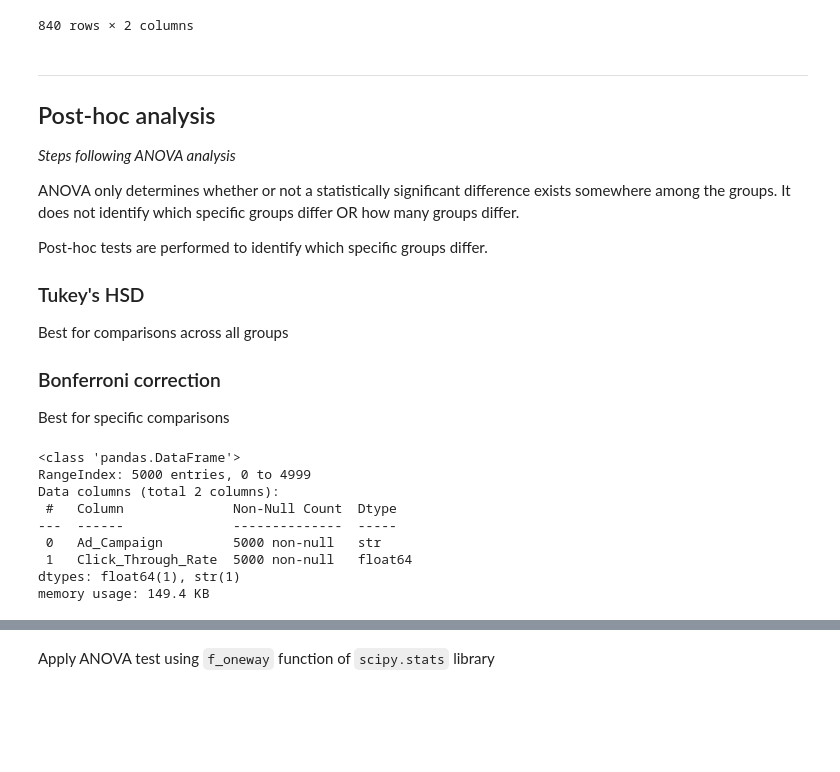
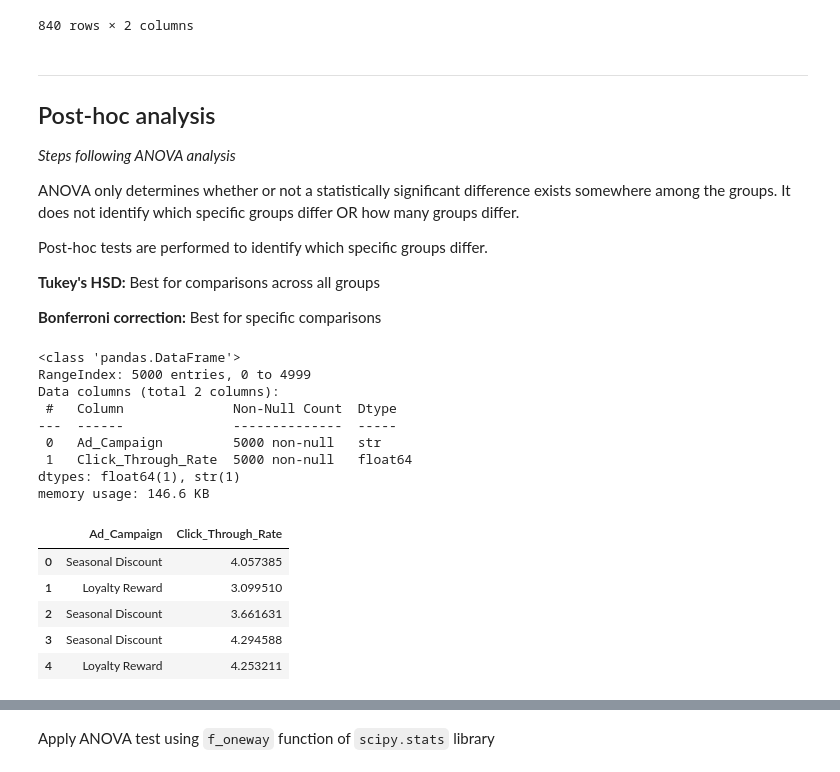
Before and after one commit to abhijeet-bhambere/python-ml-trail, a Jupyter notebook: experimental_design.ipynb, the cells around one changed output, grey strips where cells are left out. Saved outputs shown, nothing was run; the diff lists cells and outputs as text; code cells hidden in the pictures; blank space fills up the shorter version.

```diff
--- a/experimental_design.ipynb
+++ b/experimental_design.ipynb
@@ -1187,14 +1324,12 @@ ANOVA only determines whether or not a statistically significant difference exis
 
 Post-hoc tests are performed to identify which specific groups differ.
 
-### Tukey's HSD
-Best for comparisons across all groups
+**Tukey's HSD:** Best for comparisons across all groups
 
-### Bonferroni correction
-Best for specific comparisons
+**Bonferroni correction:** Best for specific comparisons
 # %%
-ad_campaign = pd.read_csv('./datasets/expd_datasets/large_ad_conversion_dataset.csv',
-                          usecols=['Ad_Campaign','Click_Through_Rate'])
+ad_campaign = pd.read_csv('./datasets/expd_datasets/ad_campaign_large.csv')
+                        #   usecols=['Ad_Campaign','Click_Through_Rate'])
 ad_campaign.info()
 # %% [output]
 <class 'pandas.DataFrame'>
@@ -1205,4 +1340,13 @@ Data columns (total 2 columns):
  0   Ad_Campaign         5000 non-null   str
  1   Click_Through_Rate  5000 non-null   float64
 dtypes: float64(1), str(1)
-memory usage: 149.4 KB
+memory usage: 146.6 KB
+# %%
+ad_campaign.head()
+# %% [output]
+|  | Ad_Campaign | Click_Through_Rate |
+| 0 | Seasonal Discount | 4.057385 |
+| 1 | Loyalty Reward | 3.099510 |
+| 2 | Seasonal Discount | 3.661631 |
+| 3 | Seasonal Discount | 4.294588 |
+| 4 | Loyalty Reward | 4.253211 |
```
Also changed, not shown: parts of 25 cells of this notebook.
